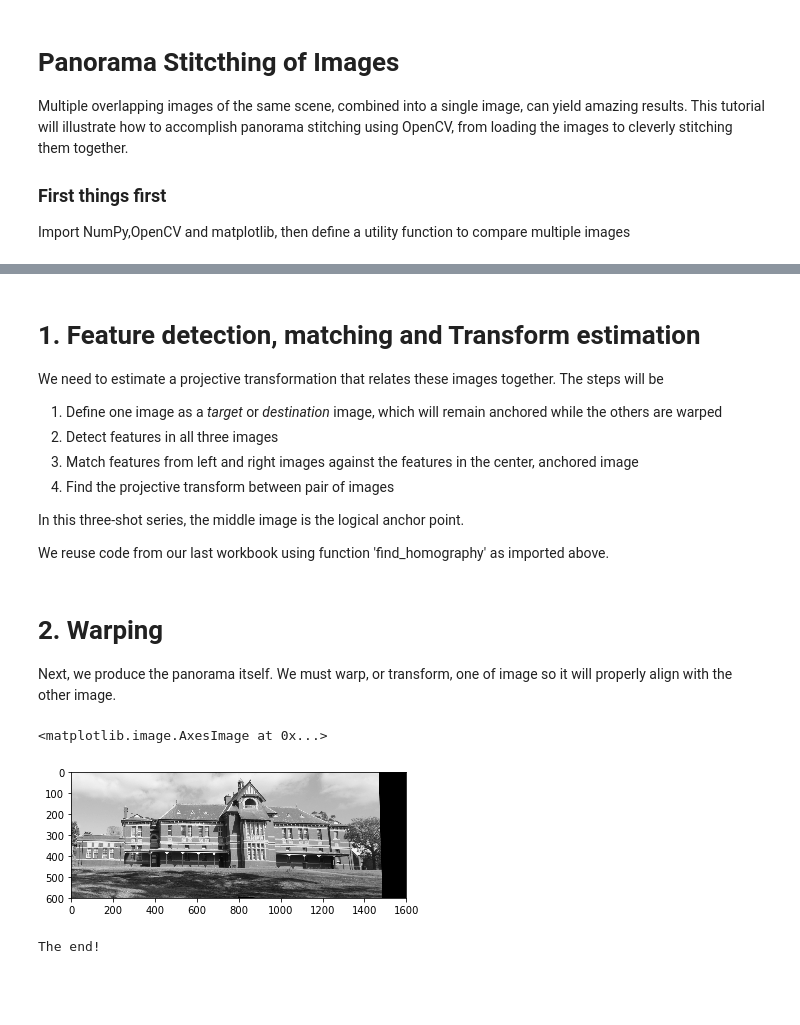
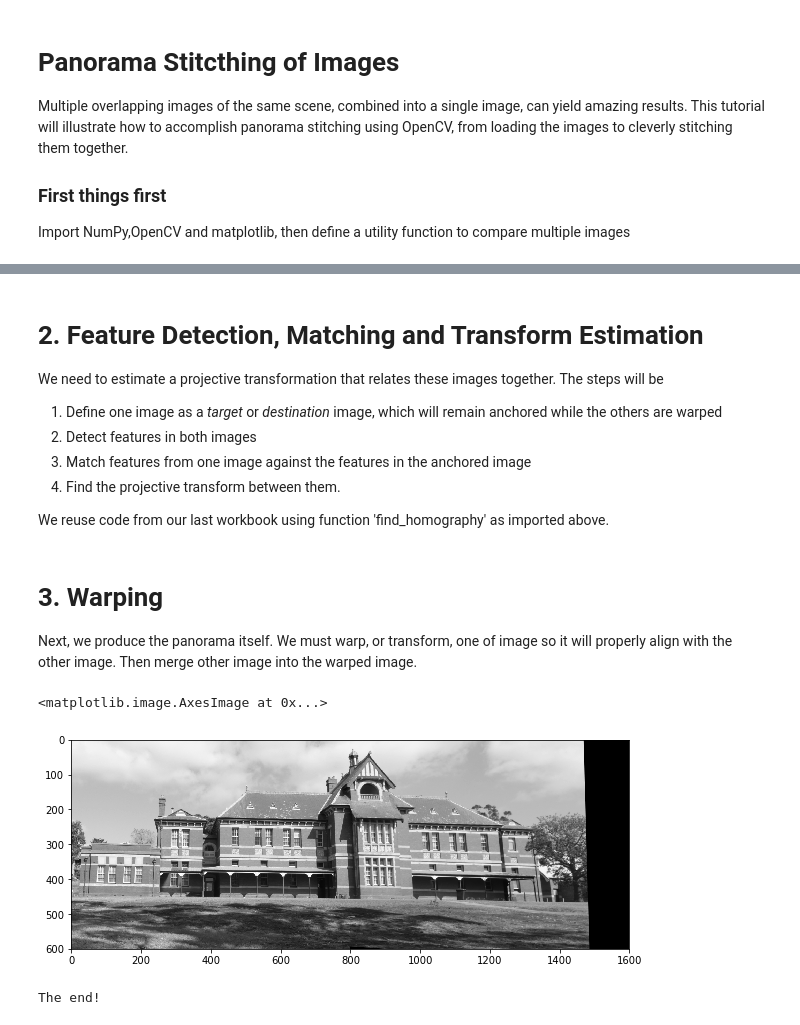
Before and after one commit to dhivakark/ahws_17, a Jupyter notebook: examples/src/4.panorama_stitching.ipynb, the cells around one changed output, grey strips where cells are left out. Saved outputs shown, nothing was run; the diff lists cells and outputs as text; code cells hidden in the pictures; blank space fills up the shorter version.

```diff
--- a/examples/src/4.panorama_stitching.ipynb
+++ b/examples/src/4.panorama_stitching.ipynb
@@ -57,30 +53,29 @@ images = [cv2.imread(each) for each in filenames]
 imgs_gray = [cv2.cvtColor(img, cv2.COLOR_BGR2GRAY) for img in images]
 #compare(imgs_gray)
 # %% [markdown]
-# 1. Feature detection, matching and Transform estimation
+# 2. Feature Detection, Matching and Transform Estimation
 
 We need to estimate a projective transformation that relates these images together. The steps will be
 
 1. Define one image as a _target_ or _destination_ image, which will remain anchored while the others are warped
-2. Detect features in all three images
-3. Match features from left and right images against the features in the center, anchored image
-4. Find the projective transform between pair of images
-
-In this three-shot series, the middle image is the logical anchor point.
+2. Detect features in both images
+3. Match features from one image against the features in the anchored image
+4. Find the projective transform between them.
 
 We reuse code from our last workbook using function 'find_homography' as imported above.
 # %%
 p12 = find_homography(imgs_gray[1], imgs_gray[0])
 # %% [markdown]
-# 2. Warping
-Next, we produce the panorama itself. We must warp, or transform, one of image so it will properly align with the other image.
+# 3. Warping
+Next, we produce the panorama itself. We must warp, or transform, one of image so it will properly align with the other image. Then merge other image into the warped image.
 # %%
 result = cv2.warpPerspective(imgs_gray[1], p12, (imgs_gray[0].shape[1] + imgs_gray[1].shape[1], imgs_gray[0].shape[0]))
 result[0:imgs_gray[0].shape[0], 0:imgs_gray[0].shape[1]] = imgs_gray[0]
+plt.figure(figsize=(10,10))
 plt.imshow(result,cmap='gray')
 # %% [output]
 <matplotlib.image.AxesImage at 0x...>
-[figure, old version]
+[figure, new version]
 # %%
 print('The end!')
 # %% [output]
```
Also changed, not shown: parts of 3 cells of this notebook.
